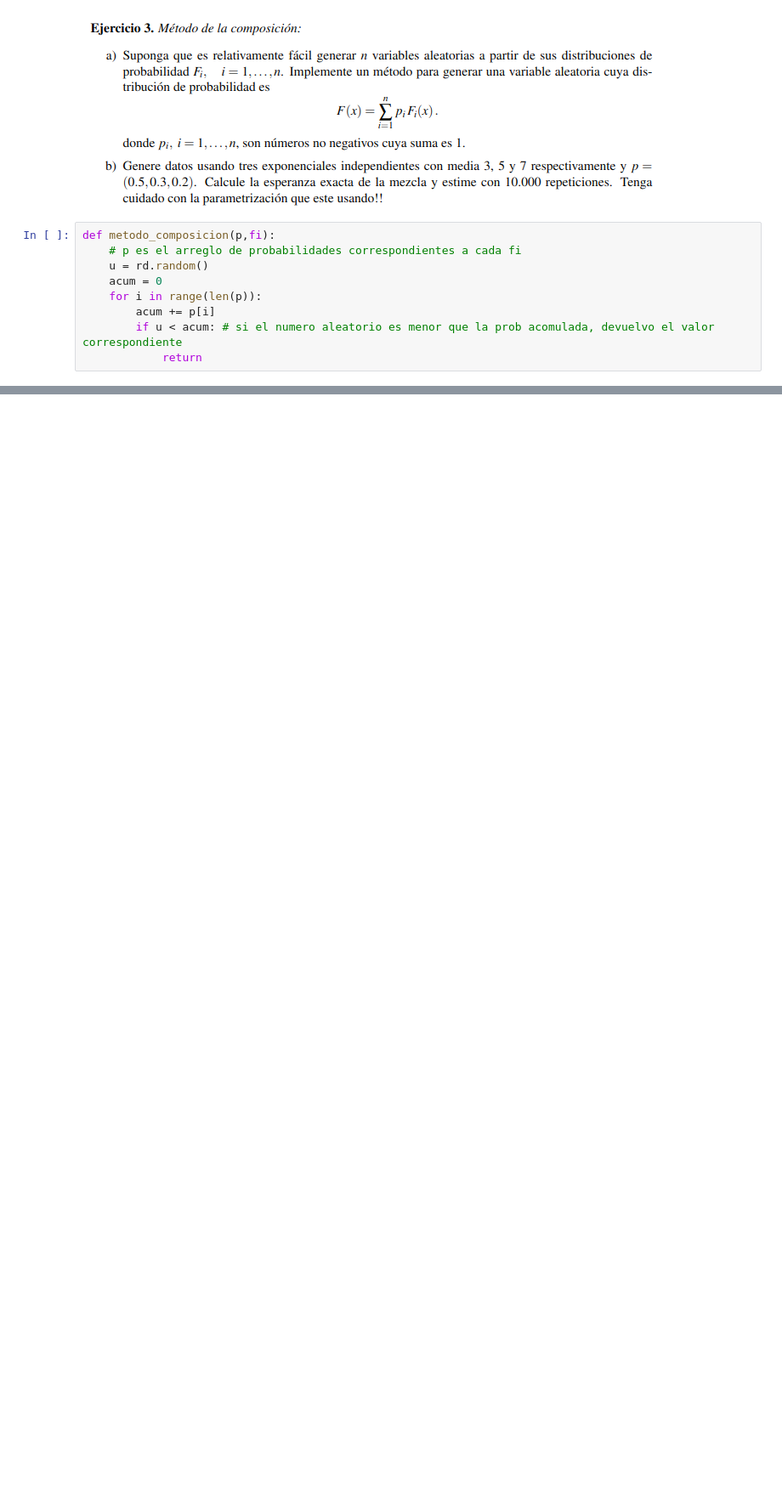
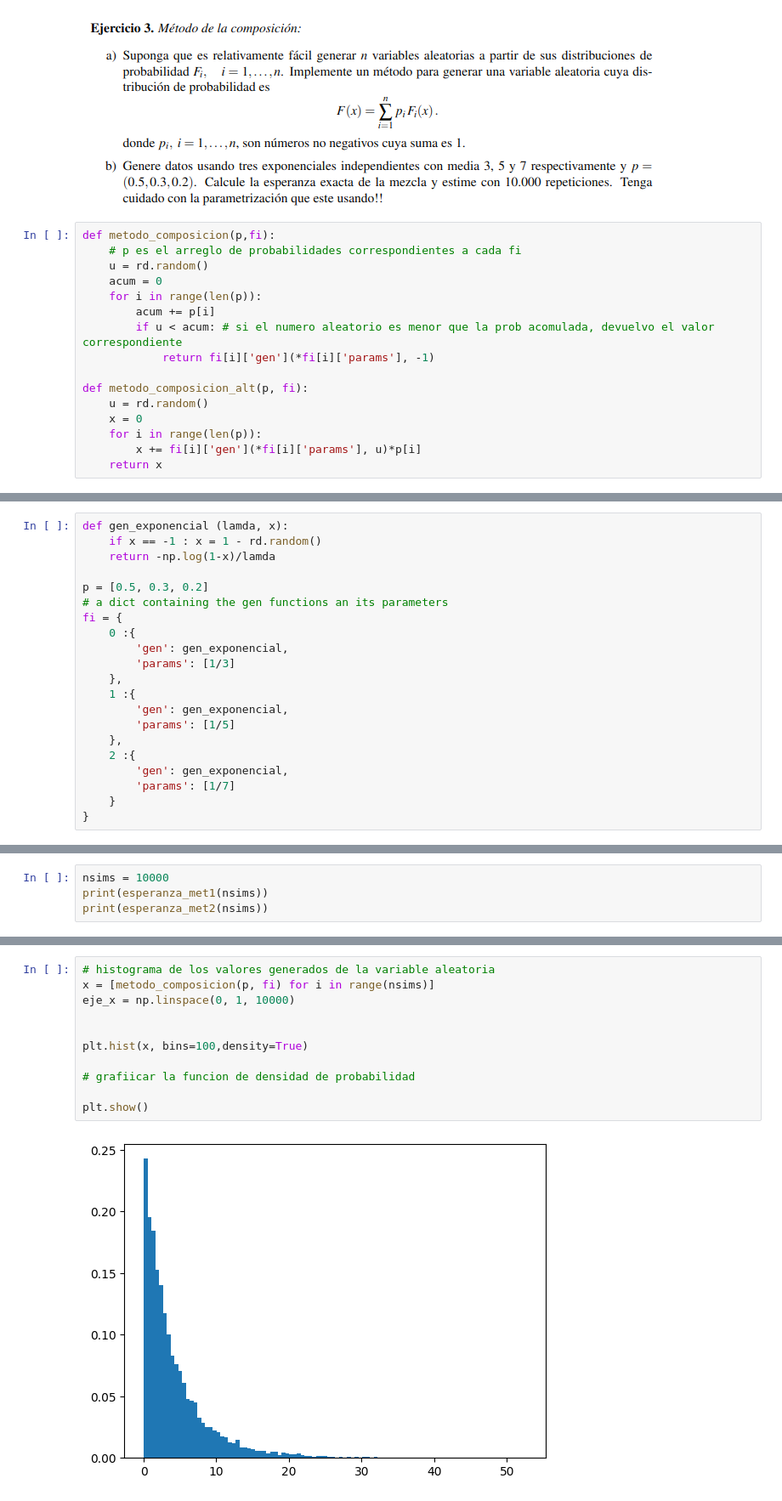
Before and after one commit to AdolfoBanchio/Famaf, a Jupyter notebook: 4to/Modelos y simulacion/Unidad 5-Generar VA continuas/practico5/ejercicio3.ipynb, the cells around one changed output, grey strips where cells are left out. Shown at 85% size. Saved outputs shown, nothing was run; the diff lists cells and outputs as text; blank space fills up the shorter version.

```diff
--- a/4to/Modelos y simulacion/Unidad 5-Generar VA continuas/practico5/ejercicio3.ipynb
+++ b/4to/Modelos y simulacion/Unidad 5-Generar VA continuas/practico5/ejercicio3.ipynb
@@ -11,4 +12,11 @@ def metodo_composicion(p,fi):
     for i in range(len(p)):
         acum += p[i]
         if u < acum: # si el numero aleatorio es menor que la prob acomulada, devuelvo el valor correspondiente
-            return
+            return fi[i]['gen'](*fi[i]['params'], -1)
+
+def metodo_composicion_alt(p, fi):
+    u = rd.random()
+    x = 0
+    for i in range(len(p)):
+        x += fi[i]['gen'](*fi[i]['params'], u)*p[i]
+    return x
@@ -19,0 +23,21 @@ fi = {
+# %%
+def gen_exponencial (lamda, x):
+    if x == -1 : x = 1 - rd.random()
+    return -np.log(1-x)/lamda
+
+p = [0.5, 0.3, 0.2]
+# a dict containing the gen functions an its parameters
+fi = {
+    0 :{
+        'gen': gen_exponencial,
+        'params': [1/3]
+    },
+    1 :{
+        'gen': gen_exponencial,
+        'params': [1/5]
+    },
+    2 :{
+        'gen': gen_exponencial,
+        'params': [1/7]
+    }
+}
@@ -19,0 +56,4 @@ fi = {
+# %%
+nsims = 10000
+print(esperanza_met1(nsims))
+print(esperanza_met2(nsims))
@@ -19,0 +72,13 @@ fi = {
+# %%
+# histograma de los valores generados de la variable aleatoria
+x = [metodo_composicion(p, fi) for i in range(nsims)]
+eje_x = np.linspace(0, 1, 10000)
+
+
+plt.hist(x, bins=100,density=True)
+
+# grafiicar la funcion de densidad de probabilidad
+
+plt.show()
+# %% [output]
+[figure, added]
```
Also changed, not shown: parts of 6 cells of this notebook, 6 other files.
